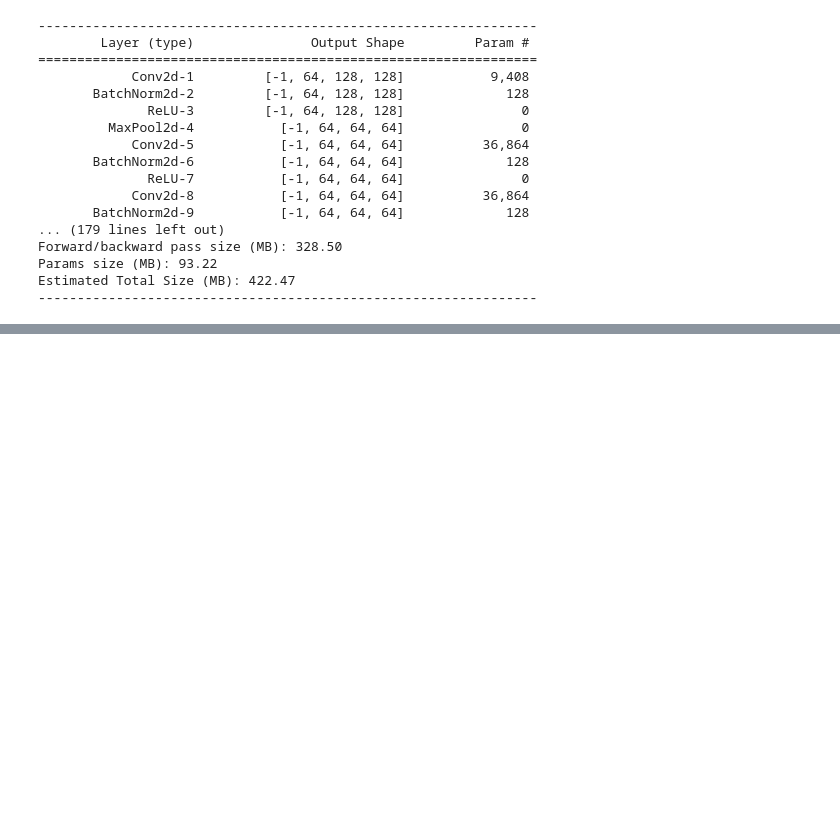
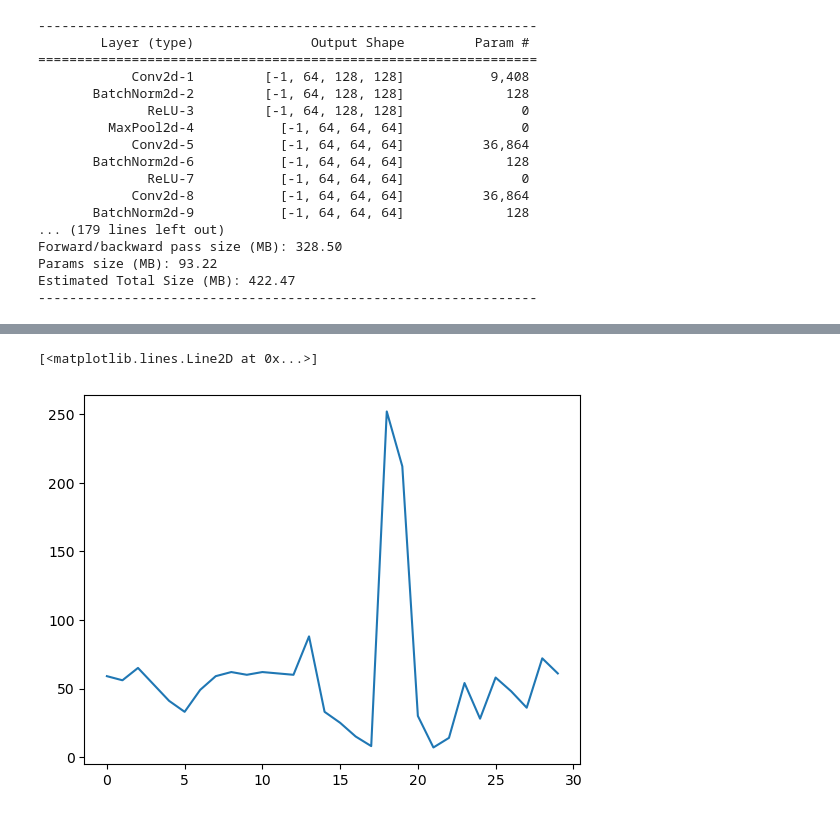
Before and after one commit to rohith033/Datascience60, a Jupyter notebook: 1of60.ipynb, the cells around one changed output, grey strips where cells are left out. Drawn from its saved outputs; the diff is of its cells as text; code cells hidden in the pictures; blank space fills up the shorter version.

Commit message:
contrails segmentation | Kaggle Notebook | 1of60 | Version 5

```diff
--- a/1of60.ipynb
+++ b/1of60.ipynb
@@ -56,8 +55,7 @@ for i in ids:
     image = np.clip((np.stack([r,g,b],axis=2)),0,1)
     image = image[...,4]
     mask=np.load(f'{train_path}/{i}/human_pixel_masks.npy')
-#     os.mkdir(f'/kaggel/data_dir/{i}')
-    directory = f'/kaggle/working/data_dir/{i}/'
+    directory = f'/kaggle/data_dir/{i}/'
     os.makedirs(directory, exist_ok=True)
     np.save(os.path.join(directory, 'false.npy'), image)
     np.save(os.path.join(directory, 'mask.npy'), mask)
@@ -78,7 +76,7 @@ class CustomDataset(Dataset):
         mask=torch.moveaxis(mask,-1,0)
         return image,mask.float()
 # %%
-train_dataset = CustomDataset('/kaggle/working/data_dir')
+train_dataset = CustomDataset('/kaggle/data_dir')
 # %%
 train_dataloader = DataLoader(train_dataset,batch_size=64, shuffle=True)
 # %%
@@ -160,7 +158,7 @@ for epoch in range(epochs):
     net_dice_loss = 0
     if(epoch - best_dice_epoch > 10):
         print(f'early stopped due to no improvement in last 10 epochs')
-        torch.save(model.state_dict(),f'/kaggel/working/savedmodel/last_run_epoch.pt')
+        torch.save(model.state_dict(),f'/kaggle/working/savedmodel/last_run_epoch.pt')
         break
     for image , mask in tqdm(train_dataloader):
         image,mask = image.to(device), mask.to(device)
@@ -174,7 +172,7 @@ for epoch in range(epochs):
     losses.append(net_dice_loss)
     print(f'at {epoch}th the dice loss is {net_dice_loss}')
     if(best_score<batch_dice_score):
-        torch.save(model.state_dict(),f'/kaggel/working/savedmodel/{epoch}th_epoch.pt')
-        torch.save(model,'{epoch}th_model.pt')
+        torch.save(model.state_dict(),f'/kaggle/working/savedmodel/{epoch}th_epoch.pt')
+        torch.save(model,f'{epoch}th_model.pt')
         best_score = batch_dice_score
         best_dice_epoch = epoch
@@ -180,0 +193,8 @@ for epoch in range(epochs):
+# %%
+for  i in range(len(losses)):
+    losses[i] = losses[i].detach().to('cpu').to(dtype=torch.uint8)
+# %%
+plt.plot(losses)
+# %% [output]
+[<matplotlib.lines.Line2D at 0x...>]
+[figure, added]
```
Also changed, not shown: parts of 5 cells of this notebook.
